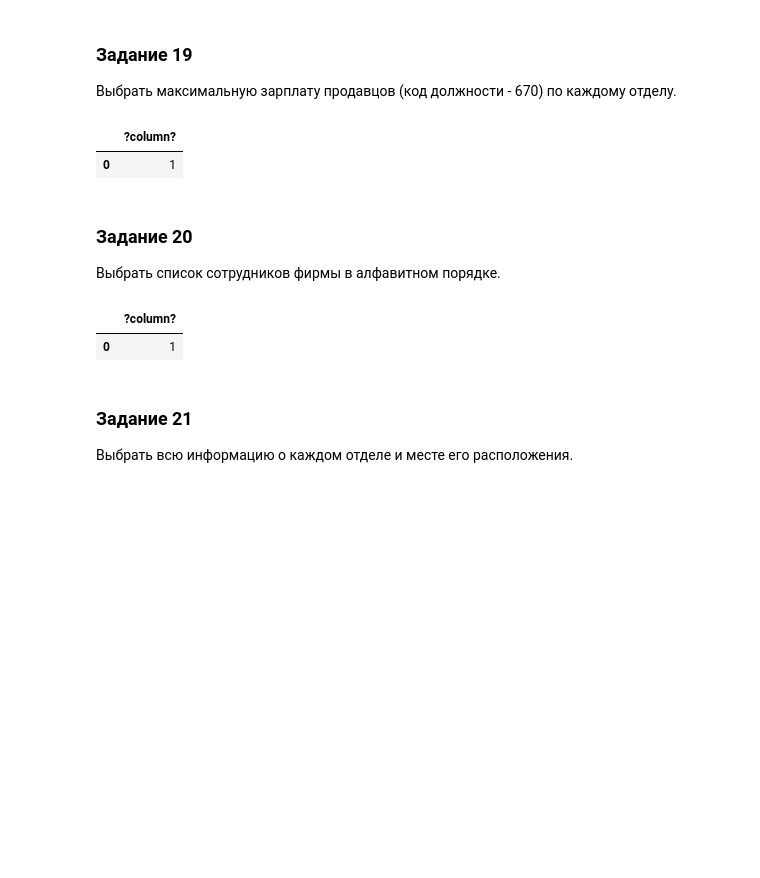
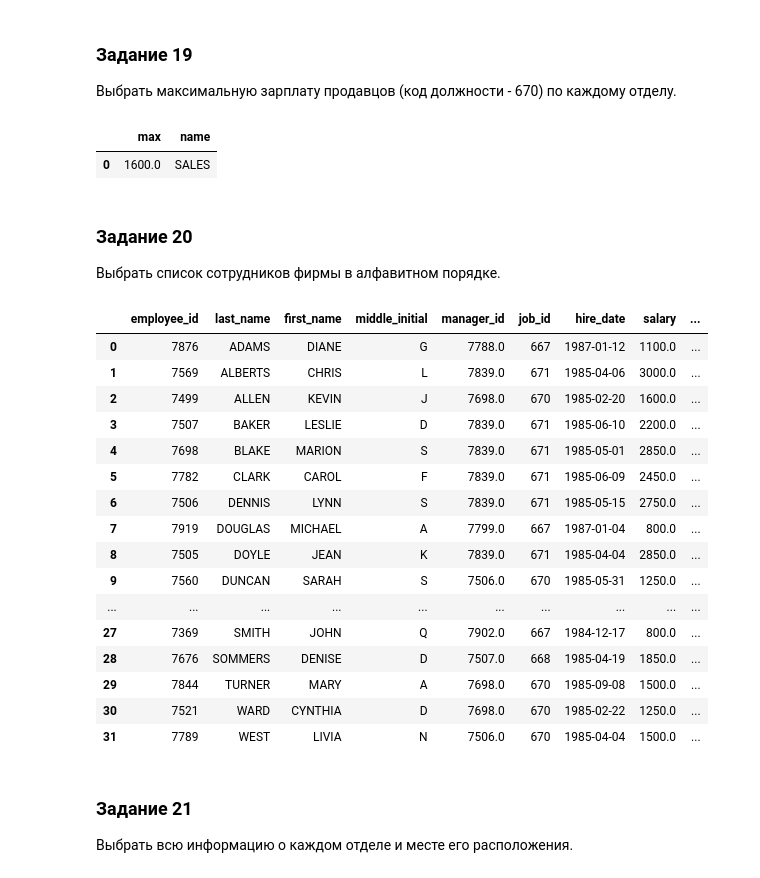
Before and after one commit to Ed00107/sbd1, a Jupyter notebook: Большое_ДЗ_1.ipynb, the cells around one changed output. Drawn from its saved outputs; the diff is of its cells as text; code cells hidden in the pictures; blank space fills up the shorter version.

```diff
--- a/Большое_ДЗ_1.ipynb
+++ b/Большое_ДЗ_1.ipynb
@@ -415,23 +439,48 @@ Select 1
 # %% [markdown]
 ### Задание 19
 Выбрать максимальную зарплату продавцов (код должности - 670) по каждому отделу.
-# %%
-pd.read_sql_query("""
-Select 1
-""", conn)
-# %% [output]
-|  | ?column? |
-| 0 | 1 |
+# %%
+pd.read_sql_query("""
+Select (max(Salary)), Department.Name
+
+from da.employee, da.Department
+
+where employee.Department_ID = Department.Department_ID
+
+and job_id = 670
+
+GROUP BY Department.Name
+""", conn)
+# %% [output]
+|  | max | name |
+| 0 | 1600.0 | SALES |
 # %% [markdown]
 ### Задание 20
 Выбрать список сотрудников фирмы в алфавитном порядке.
 # %%
 pd.read_sql_query("""
-Select 1
+Select *
+From da.employee
+Order BY last_name
 """, conn)
 # %% [output]
-|  | ?column? |
-| 0 | 1 |
+|  | employee_id | last_name | first_name | middle_initial | manager_id | job_id | hire_date | salary | ... |
+| 0 | 7876 | ADAMS | DIANE | G | 7788.0 | 667 | 1987-01-12 | 1100.0 | ... |
+| 1 | 7569 | ALBERTS | CHRIS | L | 7839.0 | 671 | 1985-04-06 | 3000.0 | ... |
+| 2 | 7499 | ALLEN | KEVIN | J | 7698.0 | 670 | 1985-02-20 | 1600.0 | ... |
+| 3 | 7507 | BAKER | LESLIE | D | 7839.0 | 671 | 1985-06-10 | 2200.0 | ... |
+| 4 | 7698 | BLAKE | MARION | S | 7839.0 | 671 | 1985-05-01 | 2850.0 | ... |
+| 5 | 7782 | CLARK | CAROL | F | 7839.0 | 671 | 1985-06-09 | 2450.0 | ... |
+| 6 | 7506 | DENNIS | LYNN | S | 7839.0 | 671 | 1985-05-15 | 2750.0 | ... |
+| 7 | 7919 | DOUGLAS | MICHAEL | A | 7799.0 | 667 | 1987-01-04 | 800.0 | ... |
+| 8 | 7505 | DOYLE | JEAN | K | 7839.0 | 671 | 1985-04-04 | 2850.0 | ... |
+| 9 | 7560 | DUNCAN | SARAH | S | 7506.0 | 670 | 1985-05-31 | 1250.0 | ... |
+| ... | ... | ... | ... | ... | ... | ... | ... | ... | ... |
+| 27 | 7369 | SMITH | JOHN | Q | 7902.0 | 667 | 1984-12-17 | 800.0 | ... |
+| 28 | 7676 | SOMMERS | DENISE | D | 7507.0 | 668 | 1985-04-19 | 1850.0 | ... |
+| 29 | 7844 | TURNER | MARY | A | 7698.0 | 670 | 1985-09-08 | 1500.0 | ... |
+| 30 | 7521 | WARD | CYNTHIA | D | 7698.0 | 670 | 1985-02-22 | 1250.0 | ... |
+| 31 | 7789 | WEST | LIVIA | N | 7506.0 | 670 | 1985-04-04 | 1500.0 | ... |
 # %% [markdown]
 ### Задание 21
 Выбрать всю информацию о каждом отделе и месте его расположения.
```
Also changed, not shown: parts of 3 cells of this notebook.
